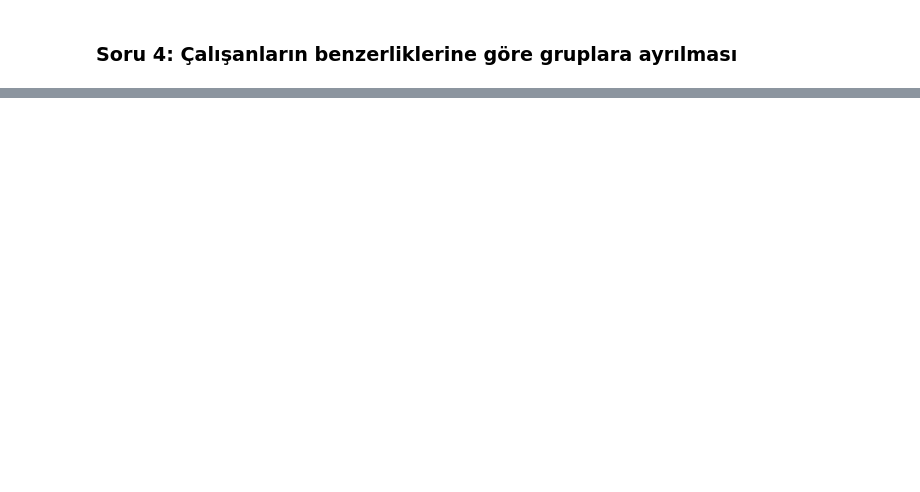
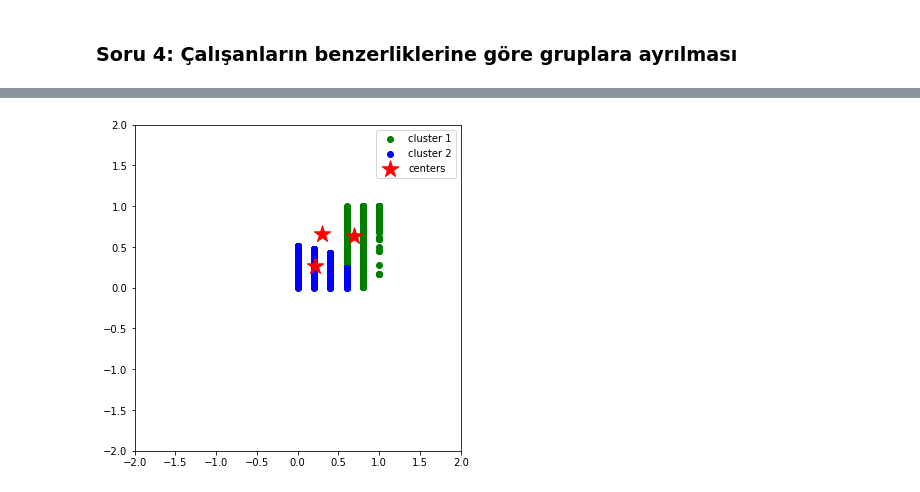
Before and after one commit to aycaecemgul/DataScience, a Jupyter notebook: Final/VBG - Proje 2.ipynb, the cells around one changed output, grey strips where cells are left out. Cells and saved outputs as stored; diff of their text form; code cells hidden in the pictures; blank space fills up the shorter version.

```diff
--- a/Final/VBG - Proje 2.ipynb
+++ b/Final/VBG - Proje 2.ipynb
@@ -27,0 +816,20 @@
+# %%
+centers = km_model.cluster_centers_
+# %%
+# Plot the clustered data
+fig, ax = plt.subplots(figsize=(6, 6))
+plt.scatter(X[km_model.labels_ == 0, 0], X[km_model.labels_ == 0, 1],
+            c='green', label='cluster 1')
+plt.scatter(X[km_model.labels_ == 1, 0], X[km_model.labels_ == 1, 1],
+            c='blue', label='cluster 2')
+plt.scatter(centers[:, 0], centers[:, 1], marker='*', s=300,
+            c='r', label='centers')
+plt.legend()
+plt.xlim([-2, 2])
+plt.ylim([-2, 2])
+plt.xlabel('')
+plt.ylabel('')
+plt.title('', fontweight='bold')
+ax.set_aspect('equal');
+# %% [output]
+[figure, added]
```
Also changed, not shown: parts of 94 cells of this notebook.
